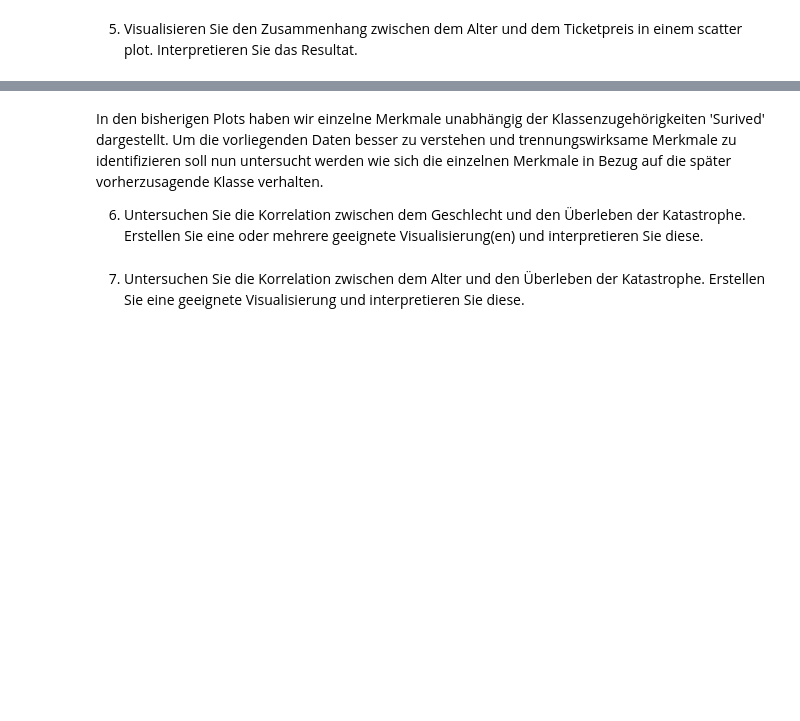
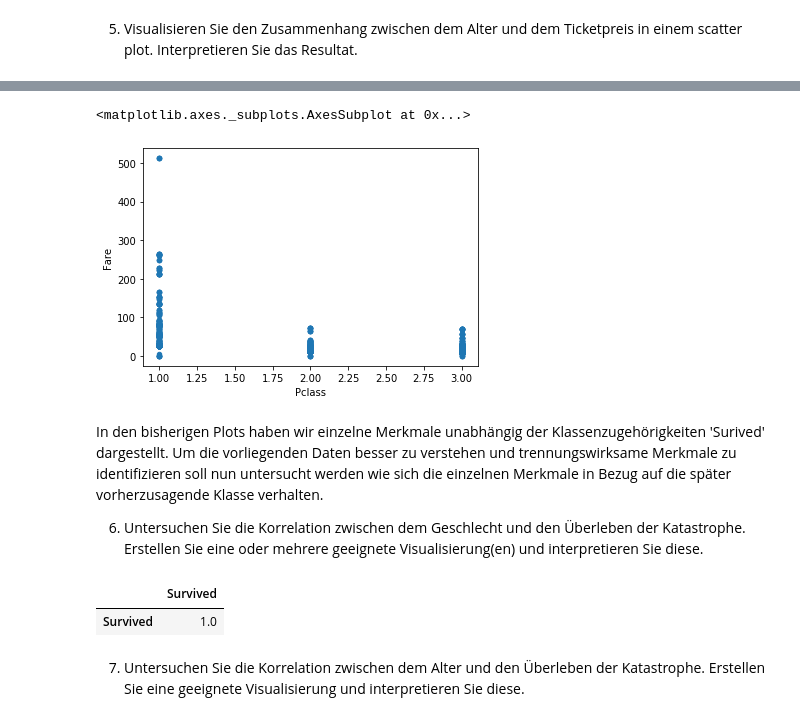
Before and after one commit to julianfbeck/ML-Uebungen, a Jupyter notebook: Aufgabenblatt 2/Exploratory data analysis - Titanic Dataset - Exercises.ipynb, the cells around one changed output, grey strips where cells are left out. Saved outputs shown, nothing was run; the diff lists cells and outputs as text; code cells hidden in the pictures; blank space fills up the shorter version.

```diff
--- a/Aufgabenblatt 2/Exploratory data analysis - Titanic Dataset - Exercises.ipynb
+++ b/Aufgabenblatt 2/Exploratory data analysis - Titanic Dataset - Exercises.ipynb
@@ -298,3 +424,9 @@ Um Zusammenhänge in Daten verstehen zu können, ist es essentiell die Daten zu
+# %%
+df1 = df[['Pclass','Fare']]
+df1.plot.scatter(x = "Pclass", y = "Fare")
+# %% [output]
+<matplotlib.axes._subplots.AxesSubplot at 0x...>
+[figure, added]
 # %% [markdown]
 In den bisherigen Plots haben wir einzelne Merkmale unabhängig der Klassenzugehörigkeiten 'Surived' dargestellt. Um die vorliegenden Daten besser zu verstehen und trennungswirksame Merkmale zu identifizieren soll nun untersucht werden wie sich die einzelnen Merkmale in Bezug auf die später vorherzusagende Klasse verhalten.
 
@@ -304,2 +434,12 @@ In den bisherigen Plots haben wir einzelne Merkmale unabhängig der Klassenzugeh
+# %%
+# TODO implement
+new = df.copy()
+new.loc[(df.Sex == "male"),"Sex"] =  0
+new.loc[(df.Sex == "female"),"Sex"] =  1
+
+new[['Survived', "Sex"]].corr()
+# %% [output]
+|  | Survived |
+| Survived | 1.0 |
 # %% [markdown]
 7) Untersuchen Sie die Korrelation zwischen dem Alter und den Überleben der Katastrophe. Erstellen Sie eine geeignete Visualisierung und interpretieren Sie diese.
```
Also changed, not shown: parts of 40 cells of this notebook, 2 other files.
